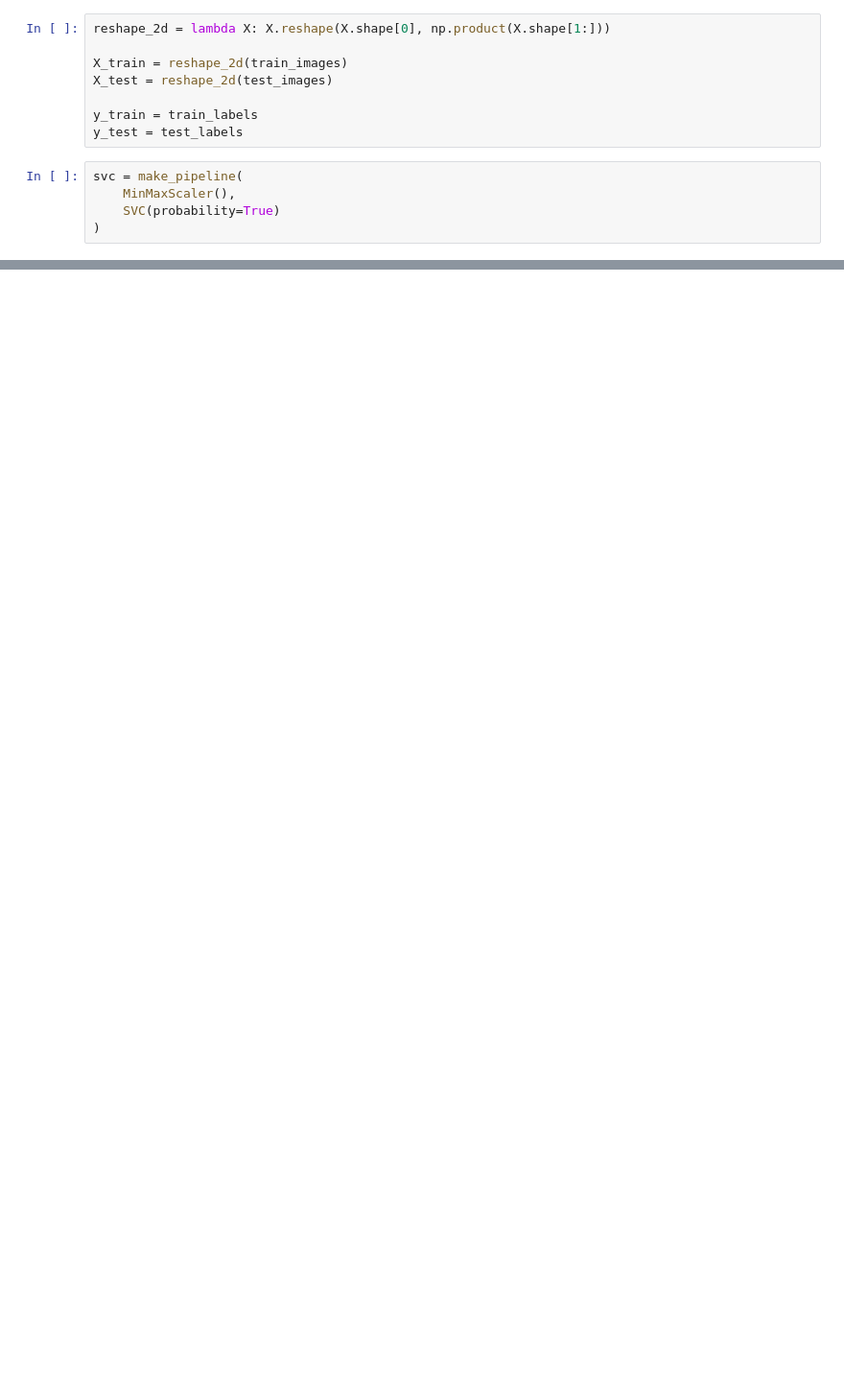
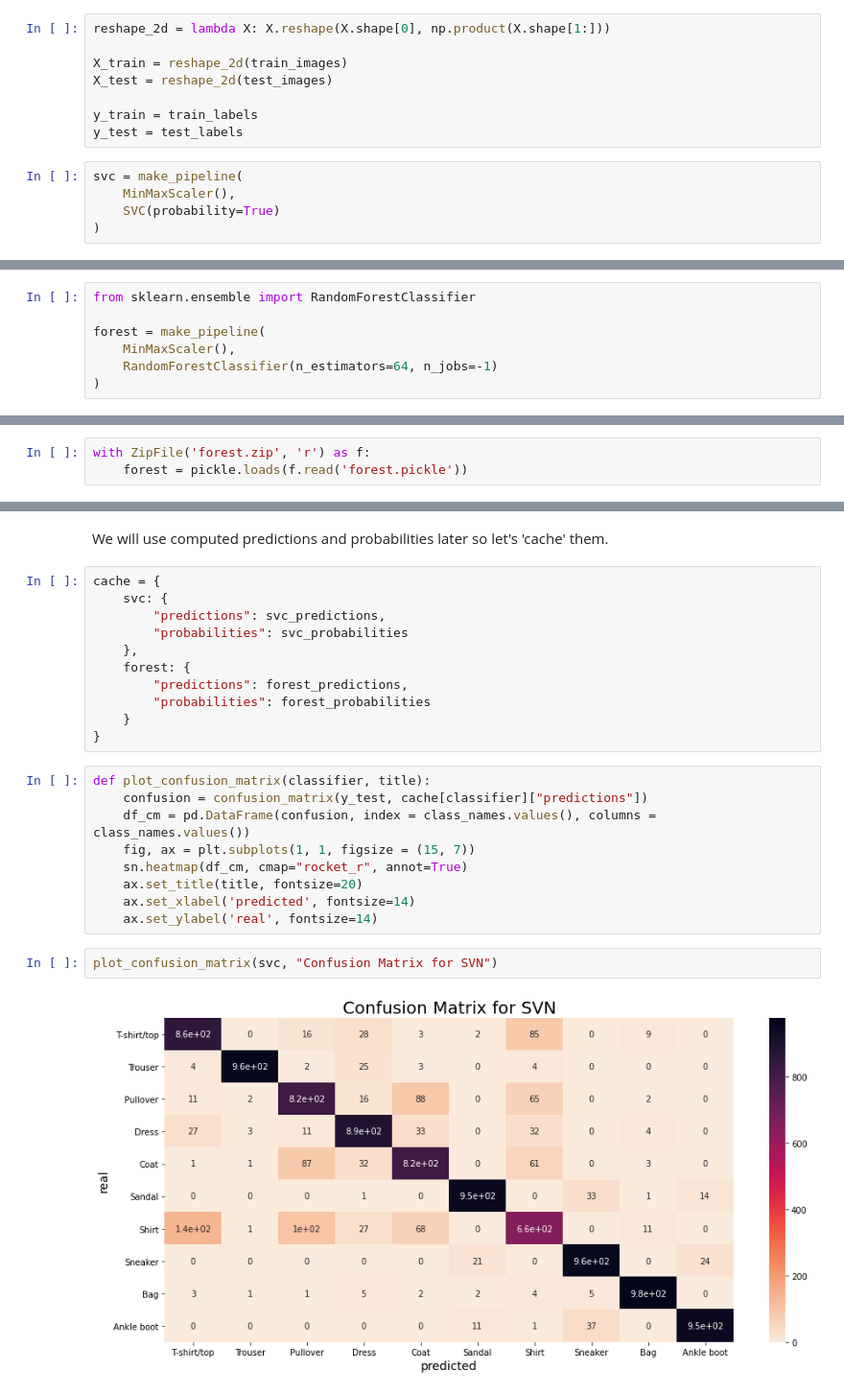
Before and after one commit to luknw/um-lime, a Jupyter notebook: lime-explain.ipynb, the cells around one changed output, grey strips where cells are left out. Shown: that part at 96% size. Cells and saved outputs as stored; diff of their text form; blank space fills up the shorter version.

```diff
--- a/lime-explain.ipynb
+++ b/lime-explain.ipynb
@@ -212,0 +99,7 @@ plt.imshow(explanation.image)
+# %%
+from sklearn.ensemble import RandomForestClassifier
+
+forest = make_pipeline(
+    MinMaxScaler(),
+    RandomForestClassifier(n_estimators=64, n_jobs=-1)
+)
@@ -212,0 +116,3 @@ plt.imshow(explanation.image)
+# %%
+with ZipFile('forest.zip', 'r') as f:
+    forest = pickle.loads(f.read('forest.pickle'))
@@ -212,0 +131,26 @@ plt.imshow(explanation.image)
+# %% [markdown]
+We will use computed predictions and probabilities later so let's 'cache' them.
+# %%
+cache = {
+    svc: {
+        "predictions": svc_predictions,
+        "probabilities": svc_probabilities
+    },
+    forest: {
+        "predictions": forest_predictions,
+        "probabilities": forest_probabilities
+    }
+}
+# %%
+def plot_confusion_matrix(classifier, title):
+    confusion = confusion_matrix(y_test, cache[classifier]["predictions"])
+    df_cm = pd.DataFrame(confusion, index = class_names.values(), columns = class_names.values())
+    fig, ax = plt.subplots(1, 1, figsize = (15, 7))
+    sn.heatmap(df_cm, cmap="rocket_r", annot=True)
+    ax.set_title(title, fontsize=20)
+    ax.set_xlabel('predicted', fontsize=14)
+    ax.set_ylabel('real', fontsize=14)
+# %%
+plot_confusion_matrix(svc, "Confusion Matrix for SVN")
+# %% [output]
+[figure, added]
```
Also changed, not shown: parts of 73 cells of this notebook, 1 other file.
